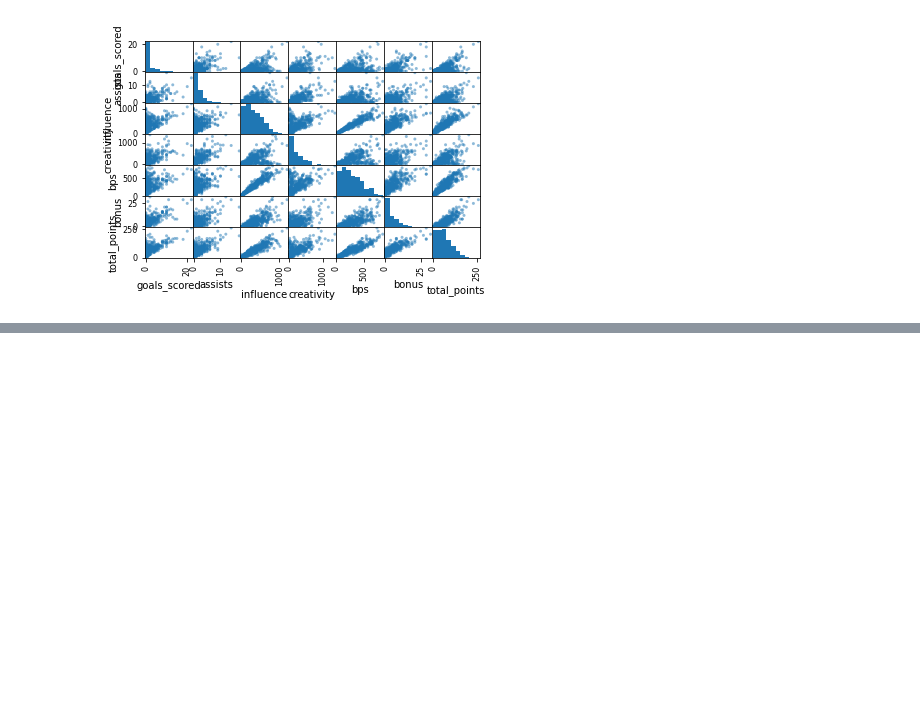
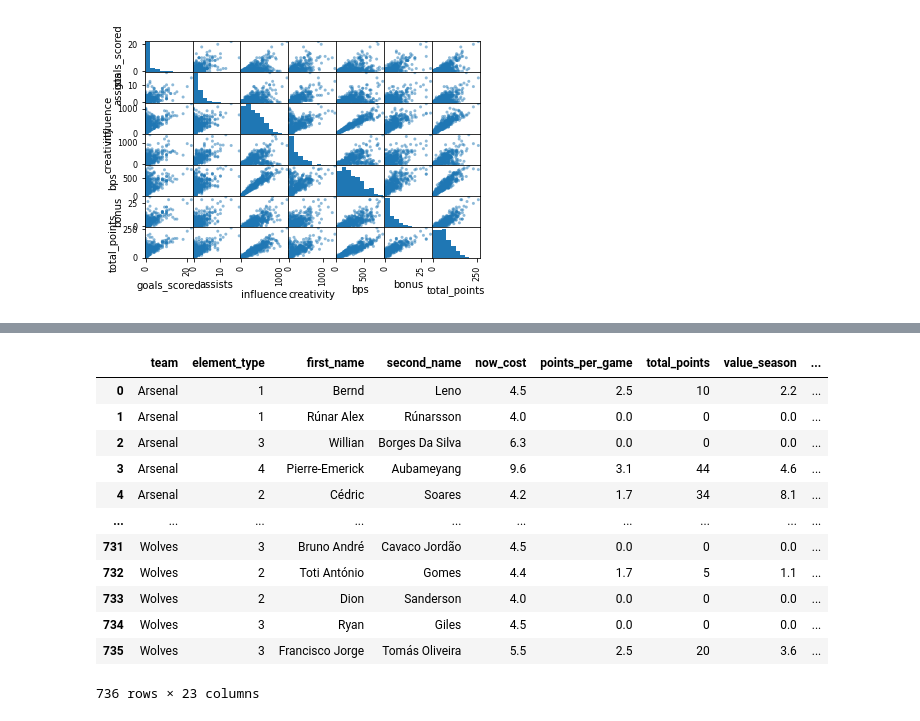
Before and after one commit to Smily-Pirate/Fpldatascrap, a Jupyter notebook: Fpl_fun.ipynb, the cells around one changed output, grey strips where cells are left out. Drawn from its saved outputs; the diff is of its cells as text; code cells hidden in the pictures; blank space fills up the shorter version.

```diff
--- a/Fpl_fun.ipynb
+++ b/Fpl_fun.ipynb
@@ -224,0 +250,5 @@ TypeError: Singleton array array(None, dtype=object) cannot be considered a vali
+# %%
+url_2022 = 'https://fantasy.premierleague.com/api/bootstrap-static/'
+req = requests.get(url_2022)
+json = req.json()
+json.keys()
@@ -224,0 +283,33 @@ TypeError: Singleton array array(None, dtype=object) cannot be considered a vali
+# %%
+pd.set_option('mode.chained_assignment', None) # ignore warning
+df_key_stats_2021 = df_elements[["team","element_type","first_name","second_name","now_cost","points_per_game","total_points","value_season","minutes","goals_scored","assists","clean_sheets","own_goals","penalties_saved","penalties_missed","yellow_cards","red_cards","bonus","influence","creativity","threat"]]
+df_key_stats_2021['position'] = df_key_stats_2021.element_type.map(df_elements_types.set_index('id').singular_name) # position of player
+df_key_stats_2021['team'] = df_key_stats_2021.team.map(df_teams.set_index('id').name) # team of player
+df_key_stats_2021['now_cost'] = df_key_stats_2021['now_cost'].map(lambda x: x/10) # cost of player
+df_key_stats_2021['value'] = df_key_stats_2021.apply(lambda row: round(row.total_points/row.now_cost,2), axis = 1) # total points/cost of player
+def change_name(x):
+    if(x == "Midfielder"):
+        return "MID"
+    elif(x == "Forward"):
+        return "FWD"
+    elif(x == "Goalkeeper"):
+        return "GKP"
+    else:
+        return "DEF"
+
+df_key_stats_2021["position"] = [change_name(x) for x in df_key_stats_2021["position"]]
+df_key_stats_2021
+# %% [output]
+|  | team | element_type | first_name | second_name | now_cost | points_per_game | total_points | value_season | ... |
+| 0 | Arsenal | 1 | Bernd | Leno | 4.5 | 2.5 | 10 | 2.2 | ... |
+| 1 | Arsenal | 1 | Rúnar Alex | Rúnarsson | 4.0 | 0.0 | 0 | 0.0 | ... |
+| 2 | Arsenal | 3 | Willian | Borges Da Silva | 6.3 | 0.0 | 0 | 0.0 | ... |
+| 3 | Arsenal | 4 | Pierre-Emerick | Aubameyang | 9.6 | 3.1 | 44 | 4.6 | ... |
+| 4 | Arsenal | 2 | Cédric | Soares | 4.2 | 1.7 | 34 | 8.1 | ... |
+| ... | ... | ... | ... | ... | ... | ... | ... | ... | ... |
+| 731 | Wolves | 3 | Bruno André | Cavaco Jordão | 4.5 | 0.0 | 0 | 0.0 | ... |
+| 732 | Wolves | 2 | Toti António | Gomes | 4.4 | 1.7 | 5 | 1.1 | ... |
+| 733 | Wolves | 2 | Dion | Sanderson | 4.0 | 0.0 | 0 | 0.0 | ... |
+| 734 | Wolves | 3 | Ryan | Giles | 4.5 | 0.0 | 0 | 0.0 | ... |
+| 735 | Wolves | 3 | Francisco Jorge | Tomás Oliveira | 5.5 | 2.5 | 20 | 3.6 | ... |
+736 rows × 23 columns
```
Also changed, not shown: parts of 12 cells of this notebook.
